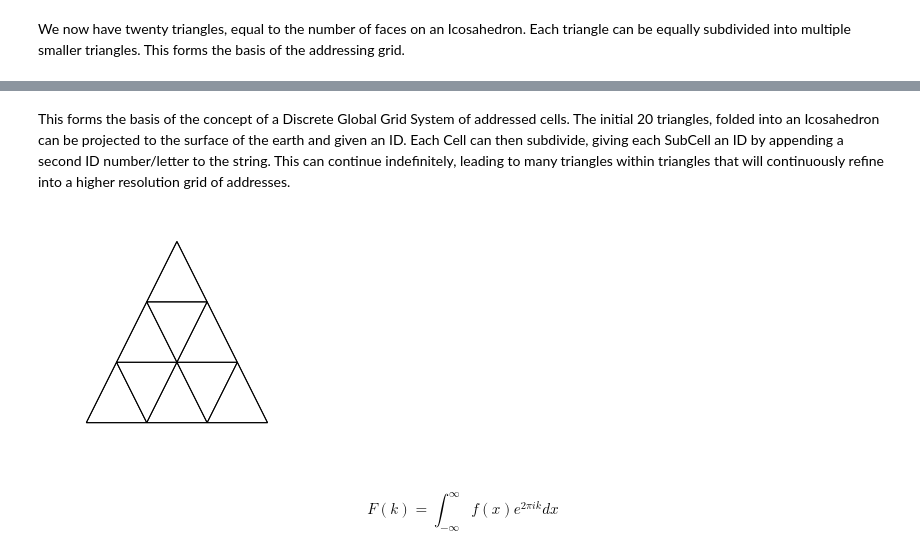
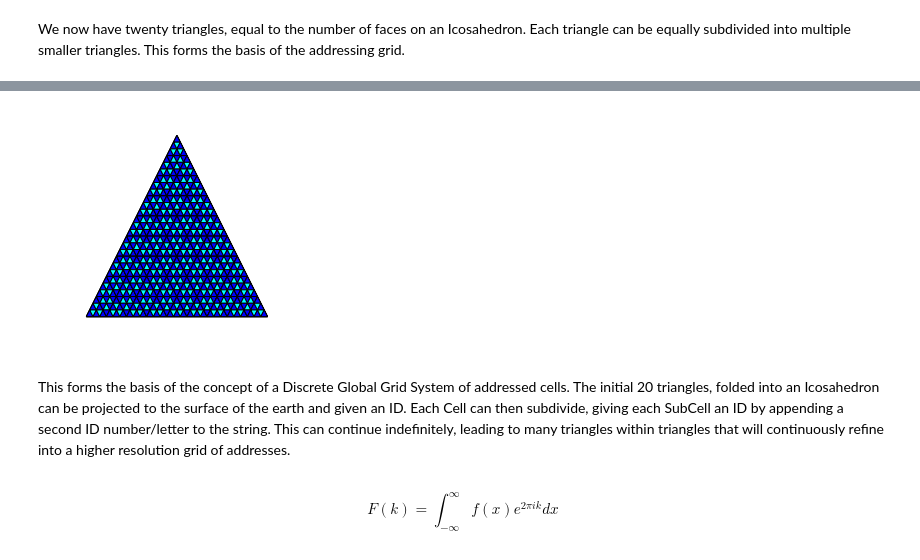
Before and after one commit to data-navigator/dggs, a Jupyter notebook: notebooks/Exploring Discrete Global Grid Systems.ipynb, the cells around one changed output, grey strips where cells are left out. Drawn from its saved outputs; the diff is of its cells as text; code cells hidden in the pictures.

```diff
--- a/notebooks/Exploring Discrete Global Grid Systems.ipynb
+++ b/notebooks/Exploring Discrete Global Grid Systems.ipynb
@@ -137,26 +137,37 @@ plt.show()
+# %%
+t2 = Triangle('A', [(0,0),(0.5,1),(1,0),(0,0)])
+tess = t2.tessellate()
+
+fig3 = plt.figure()
+ax4 = fig3.add_subplot(111, aspect='equal')
+path = Path(list(t2.vertices))
+patch = PathPatch(path, facecolor='none')
+ax4.add_patch(patch)
+
+for a in tess:
+    path = Path(a.vertices)
+    patch = PathPatch(path, facecolor='none')
+    ax4.add_patch(patch)
+    for b in a.tessellate():
+        path = Path(b.vertices)
+        patch = PathPatch(path, facecolor='none')
+        ax4.add_patch(patch)
+        for i, c in enumerate(b.tessellate()):
+            fc = 'cyan' if i in [2, 5, 7] else 'blue'
+            path = Path(c.vertices)
+            patch = PathPatch(path, facecolor=fc)
+            ax4.add_patch(patch)
+
+
+ax4.set_xlim((-0.1,1.1))
+ax4.set_ylim((-0.1,1.1))
+
+plt.axis('off')
+plt.show()
+# %% [output]
+[figure, added]
 # %% [markdown]
 This forms the basis of the concept of a Discrete Global Grid System of addressed cells. The initial 20 triangles, folded into an Icosahedron can be projected to the surface of the earth and given an ID. Each Cell can then subdivide, giving each SubCell an ID by appending a second ID number/letter to the string. This can continue indefinitely, leading to many triangles within triangles that will continuously refine into a higher resolution grid of addresses.
-# %%
-tess_class_two = t.tessellate_class_two()
-
-fig3 = plt.figure()
-ax3 = fig3.add_subplot(111, aspect='equal')
-path = Path(list(t.vertices))
-patch = PathPatch(path, facecolor='none')
-ax3.add_patch(patch)
-
-for _ in tess_class_two:
-    path = Path(_.vertices)
-    patch = PathPatch(path, facecolor='none')
-    ax3.add_patch(patch)
-
-ax3.set_xlim((-0.1,1.1))
-ax3.set_ylim((-0.1,1.1))
-
-plt.axis('off')
-plt.show()
-# %% [output]
-[figure, removed]
 # %%
 from IPython.display import display, Math, Latex
 
```
Also changed, not shown: parts of 4 cells of this notebook.
